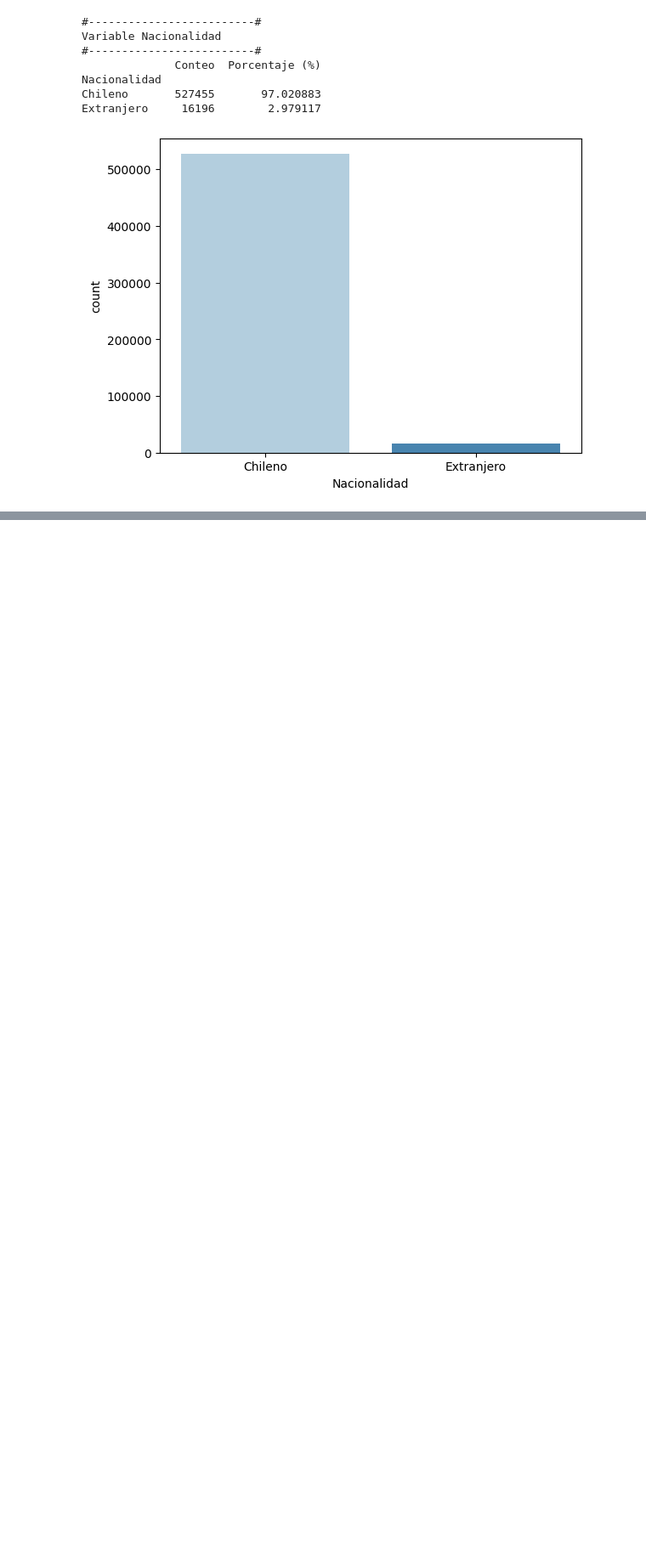
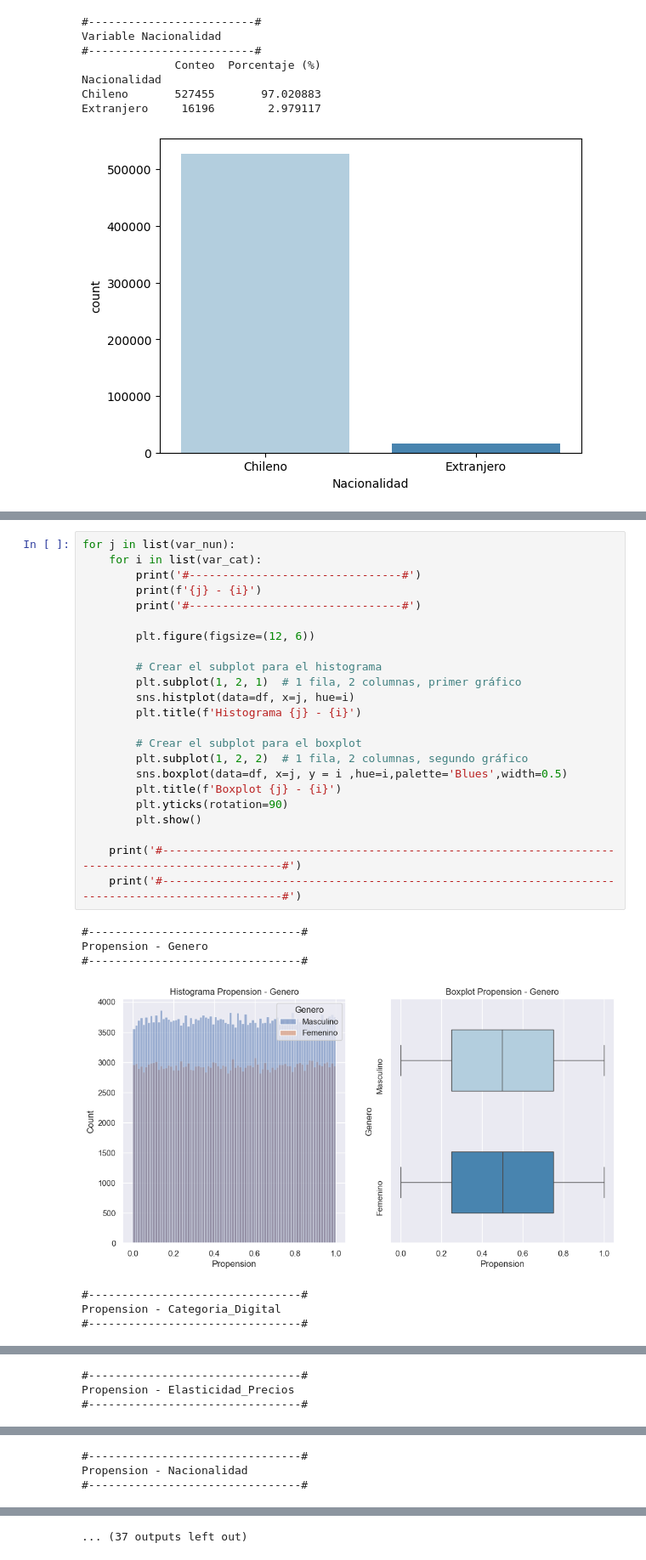
Before and after one commit to JosepVargasf/repo_mineria_de_datos, a Jupyter notebook: procesamiento.ipynb, the cells around one changed output, grey strips where cells are left out. Shown at 85% size. Cells and saved outputs as stored; diff of their text form; blank space fills up the shorter version.

```diff
--- a/procesamiento.ipynb
+++ b/procesamiento.ipynb
@@ -206,0 +224,31 @@ Extranjero     16196        2.979117
+# %%
+for j in list(var_nun):
+    for i in list(var_cat):
+        print('#--------------------------------#')
+        print(f'{j} - {i}')
+        print('#--------------------------------#')
+
+        plt.figure(figsize=(12, 6))
+
+        # Crear el subplot para el histograma
+        plt.subplot(1, 2, 1)  # 1 fila, 2 columnas, primer gráfico
+        sns.histplot(data=df, x=j, hue=i)
+        plt.title(f'Histograma {j} - {i}')
+
+        # Crear el subplot para el boxplot
+        plt.subplot(1, 2, 2)  # 1 fila, 2 columnas, segundo gráfico
+        sns.boxplot(data=df, x=j, y = i ,hue=i,palette='Blues',width=0.5)
+        plt.title(f'Boxplot {j} - {i}')
+        plt.yticks(rotation=90)
+        plt.show()
+
+    print('#--------------------------------------------------------------------------------------------------#')
+    print('#--------------------------------------------------------------------------------------------------#')
+# %% [output]
+#--------------------------------#
+Propension - Genero
+#--------------------------------#
+[figure, added]
+#--------------------------------#
+Propension - Categoria_Digital
+#--------------------------------#
@@ -206,0 +256,3 @@ Extranjero     16196        2.979117
+#--------------------------------#
+Propension - Elasticidad_Precios
+#--------------------------------#
@@ -206,0 +260,3 @@ Extranjero     16196        2.979117
+#--------------------------------#
+Propension - Nacionalidad
+#--------------------------------#
@@ -206,0 +274 @@ Extranjero     16196        2.979117
+... (37 outputs left out)
```
Also changed, not shown: parts of 4 cells of this notebook.
